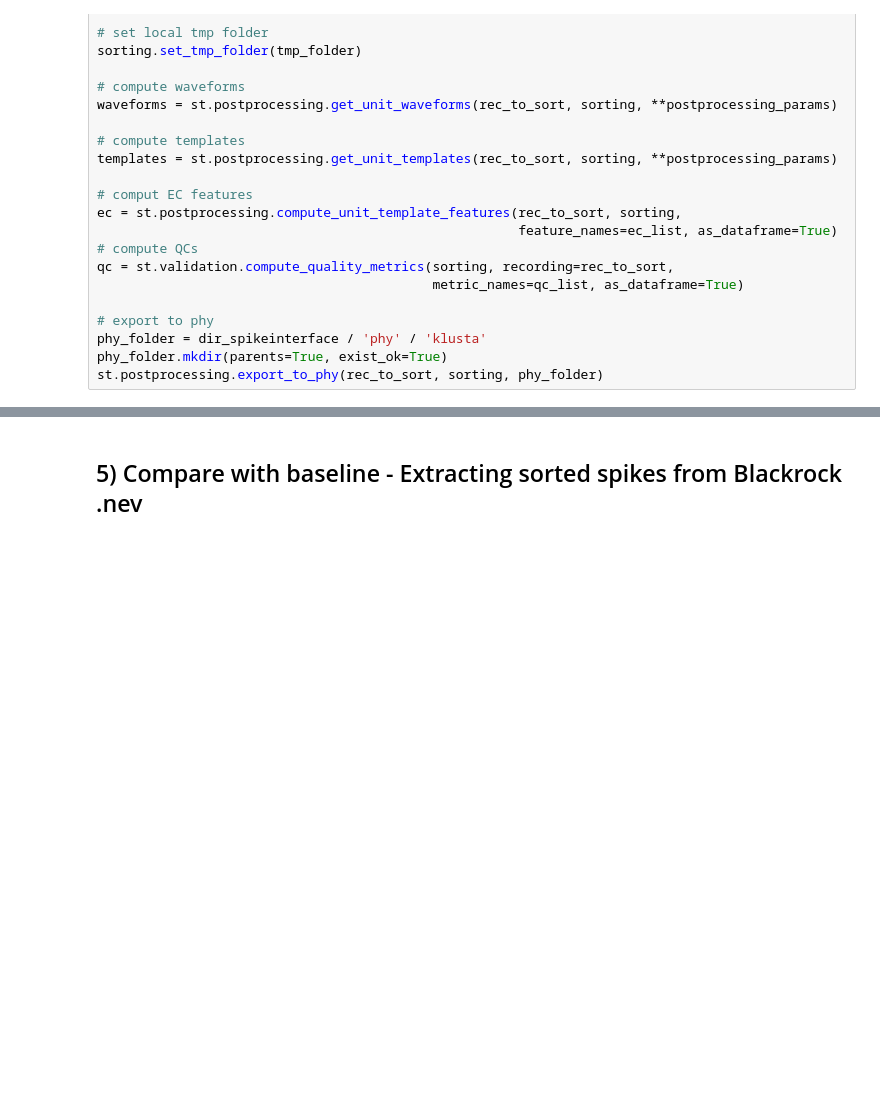
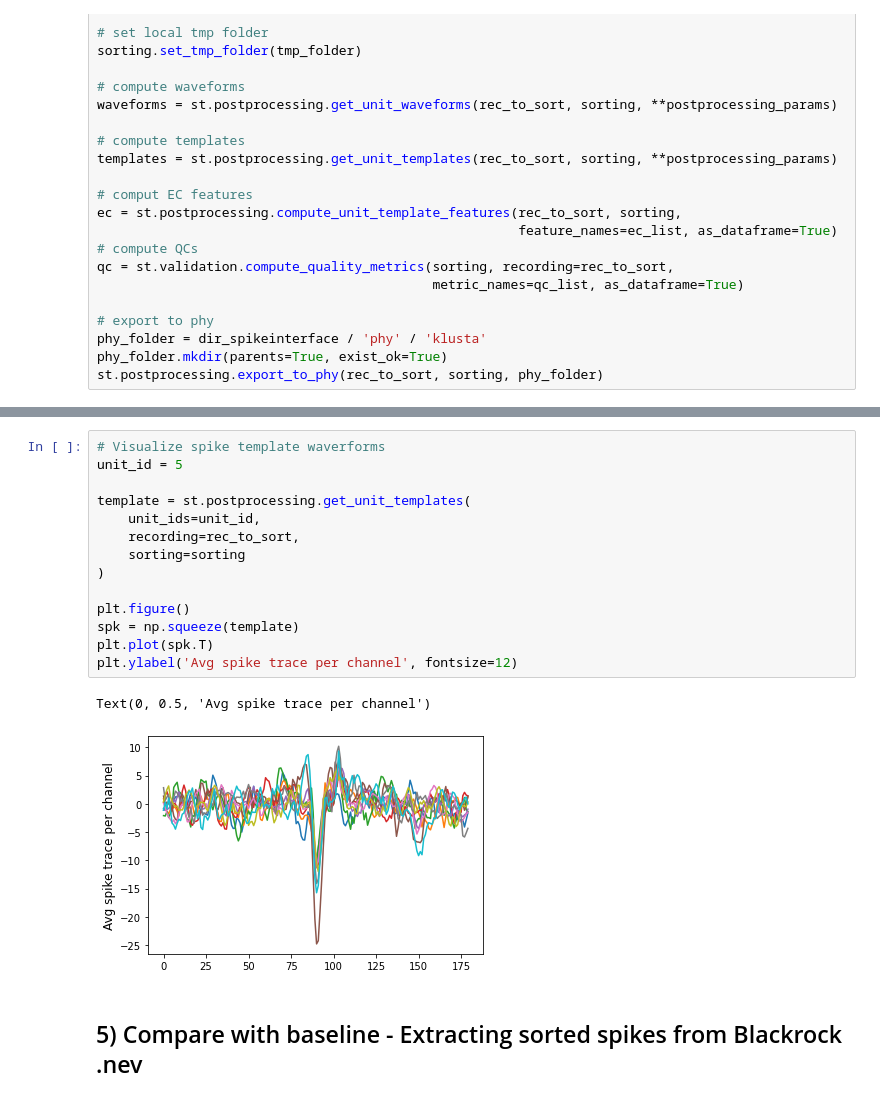
Before and after one commit to catalystneuro/movshon-lab-to-nwb, a Jupyter notebook: tutorials/blackrock_spikeinterface_pipeline.ipynb, the cells around one changed output, grey strips where cells are left out. Drawn from its saved outputs; the diff is of its cells as text; blank space fills up the shorter version.

```diff
--- a/tutorials/blackrock_spikeinterface_pipeline.ipynb
+++ b/tutorials/blackrock_spikeinterface_pipeline.ipynb
@@ -283,3 +264,20 @@ plt.plot(spk[spike_id, :])
+# %%
+# Visualize spike template waverforms
+unit_id = 5
+
+template = st.postprocessing.get_unit_templates(
+    unit_ids=unit_id,
+    recording=rec_to_sort,
+    sorting=sorting
+)
+
+plt.figure()
+spk = np.squeeze(template)
+plt.plot(spk.T)
+plt.ylabel('Avg spike trace per channel', fontsize=12)
+# %% [output]
+Text(0, 0.5, 'Avg spike trace per channel')
+[figure, added]
 # %% [markdown]
 ## 5) Compare with baseline - Extracting sorted spikes from Blackrock .nev
 # %%
```
Also changed, not shown: parts of 6 cells of this notebook, 3 other files.
